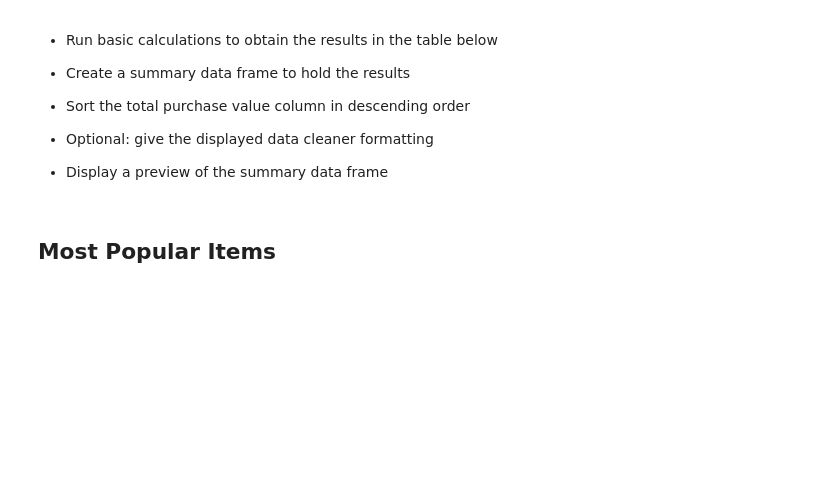
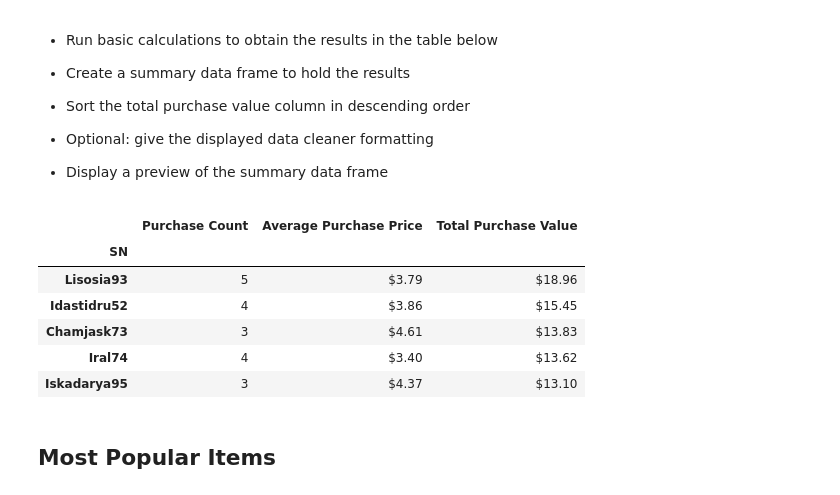
Before and after one commit to sabrinasaleh/pandas-challenge, a Jupyter notebook: HeroesOfPymoli/HeroesOfPymoli_pandas.ipynb, the cells around one changed output. Saved outputs shown, nothing was run; the diff lists cells and outputs as text; code cells hidden in the pictures; blank space fills up the shorter version.

```diff
--- a/HeroesOfPymoli/HeroesOfPymoli_pandas.ipynb
+++ b/HeroesOfPymoli/HeroesOfPymoli_pandas.ipynb
@@ -288,6 +288,44 @@ df6.style.format(
 
 
 * Display a preview of the summary data frame
+# %%
+# Grouping purchase_data by screen names ("SN")
+sn_group = purchase_data.groupby("SN")
+
+# Calculating purchase count by "SN"
+purchase_count_sn = sn_group["Purchase ID"].count()
+
+# Calculating average purchase price by "SN"
+average_price_sn = sn_group["Price"].mean()
+
+# Calculating total purchase value by "SN"
+total_value_sn = sn_group["Price"].sum()
+
+# Creating DataFrame for Top Spenders
+df7 = pd.DataFrame(
+    {
+        "Purchase Count": purchase_count_sn,
+        "Average Purchase Price": average_price_sn,
+        "Total Purchase Value": total_value_sn,
+    }
+)
+
+# sorting top 5 spenders by total purchase value in descending order and formatting for currency $
+df7.sort_values(["Total Purchase Value"], ascending=False).head(5).style.format(
+    {
+        "Average Purchase Total": "${:,.2f}",
+        "Average Purchase Price": "${:,.2f}",
+        "Total Purchase Value": "${:,.2f}",
+    }
+)
+# %% [output]
+|  | Purchase Count | Average Purchase Price | Total Purchase Value |
+| SN |  |  |  |
+| Lisosia93 | 5 | $3.79 | $18.96 |
+| Idastidru52 | 4 | $3.86 | $15.45 |
+| Chamjask73 | 3 | $4.61 | $13.83 |
+| Iral74 | 4 | $3.40 | $13.62 |
+| Iskadarya95 | 3 | $4.37 | $13.10 |
 # %% [markdown]
 ## Most Popular Items
 # %% [markdown]
```
